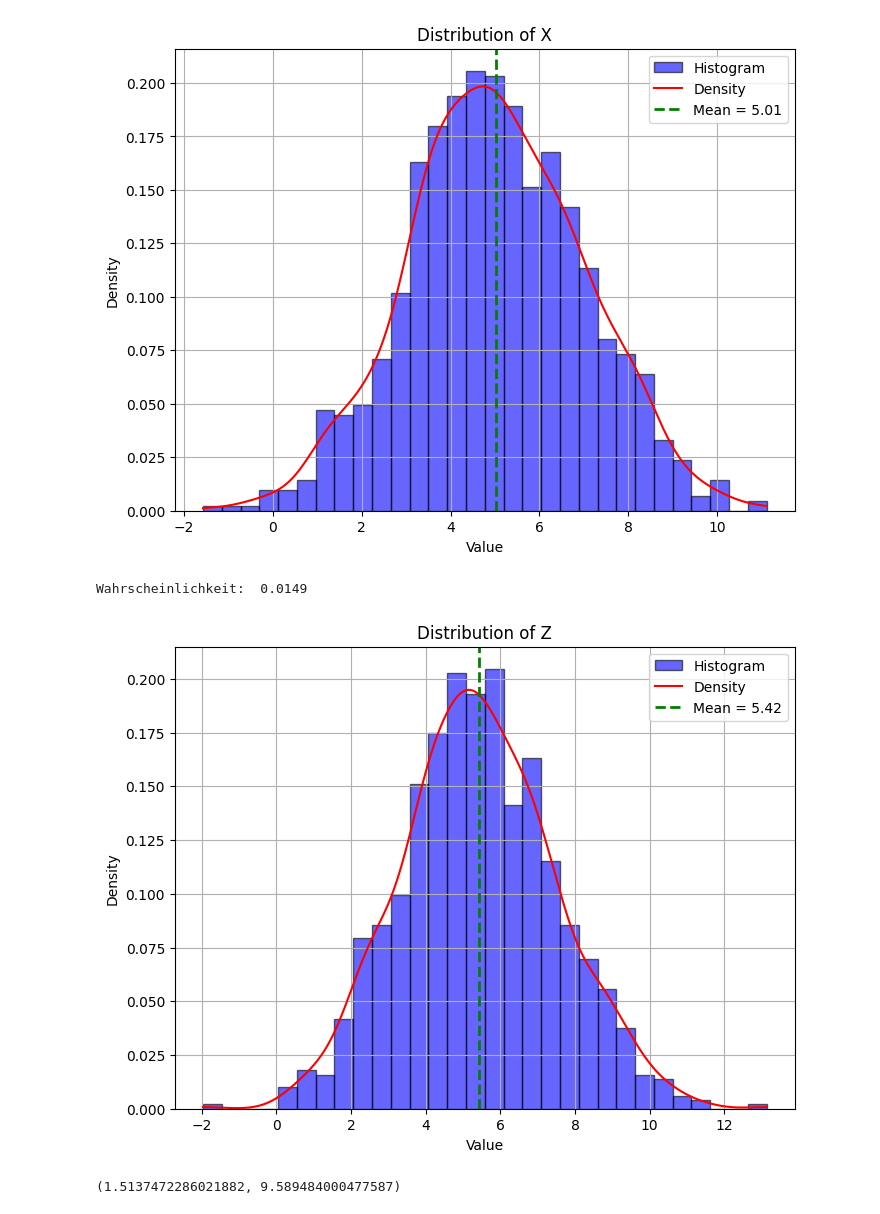
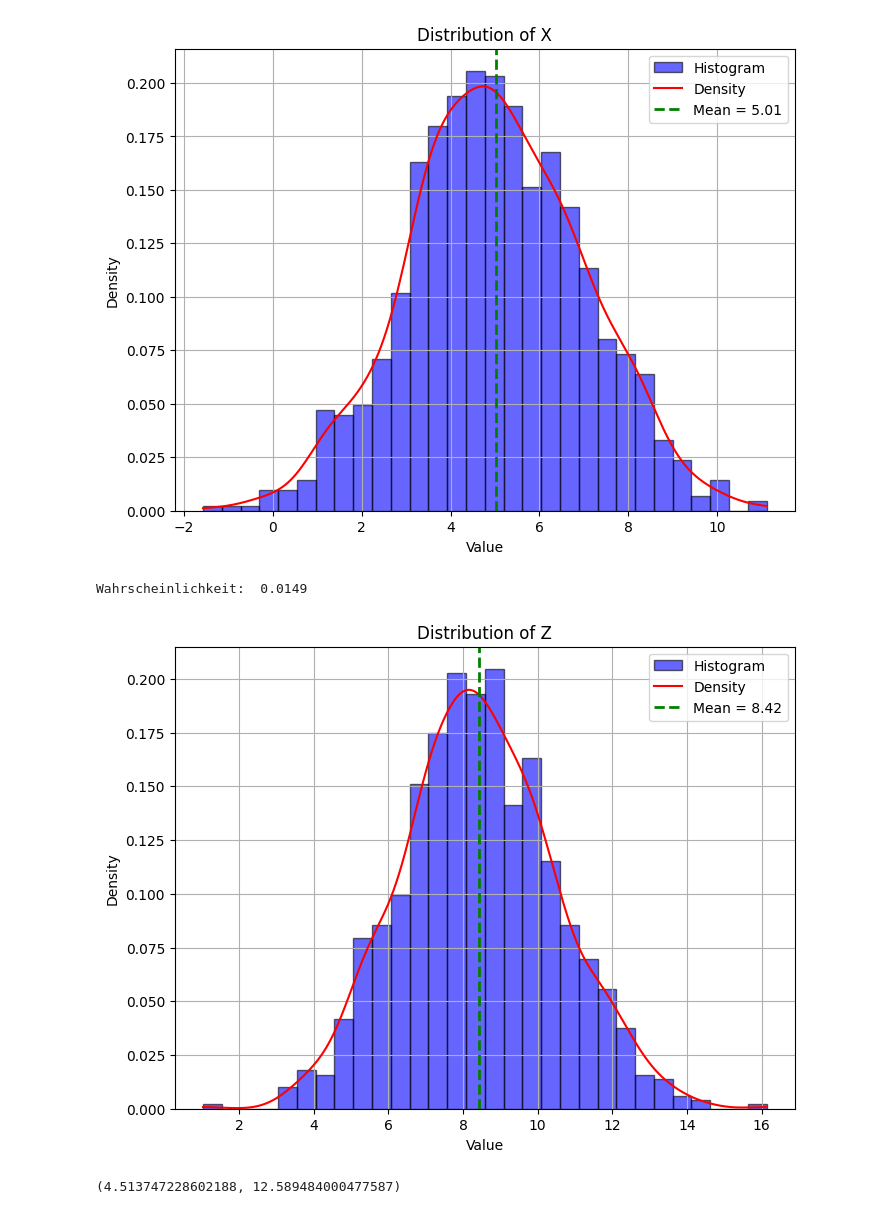
Before and after one commit to FrederikDanielsen/probpy, a Jupyter notebook: examples/demo.ipynb, the cells around one changed output. Drawn from its saved outputs; the diff is of its cells as text; code cells hidden in the pictures.

```diff
--- a/examples/demo.ipynb
+++ b/examples/demo.ipynb
@@ -28,23 +28,23 @@ plot_distribution(X)
 [figure]
 # %%
 
-Z = X + Y
+Z = X + Y + 3
 Z.name = "Z"
 
 
 P = probability(lambda x, y: x < y, X, Y)
 
 print("Wahrscheinlichkeit: ", P)
 
 
 plot_distribution(Z)
 # %% [output]
 Wahrscheinlichkeit:  0.0149
-[figure, old version]
+[figure, new version]
 # %%
 print(Z.confidence_interval(confidence_level=0.95))
 # %% [output]
-(1.5137472286021882, 9.589484000477587)
+(4.513747228602188, 12.589484000477587)
 # %%
 A = StochasticVariable(NormalDistribution(Z, Y), name="A")
 plot_distribution(A)
```
Also changed, not shown: parts of 2 cells of this notebook, 4 other files.
